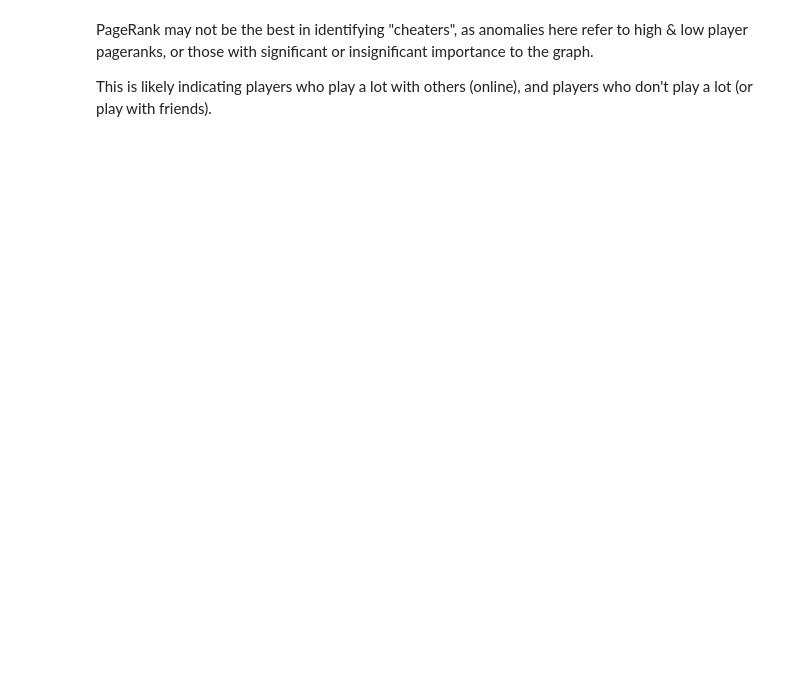
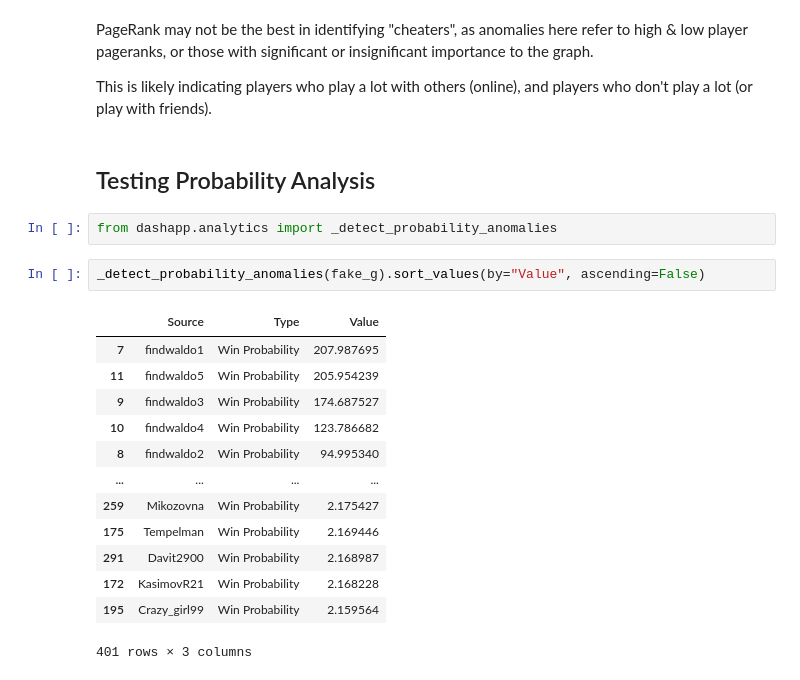
Before and after one commit to jordanttay1/DataWizards, a Jupyter notebook: notebooks/explore_cache.ipynb, the cells around one changed output. Cells and saved outputs as stored; diff of their text form; blank space fills up the shorter version.

```diff
--- a/notebooks/explore_cache.ipynb
+++ b/notebooks/explore_cache.ipynb
@@ -667,3 +659,23 @@ list(anomalies.keys())
 PageRank may not be the best in identifying "cheaters", as anomalies here refer to high & low player pageranks, or those with significant or insignificant importance to the graph.
 
 This is likely indicating players who play a lot with others (online), and players who don't play a lot (or play with friends).
+# %% [markdown]
+## Testing Probability Analysis
+# %%
+from dashapp.analytics import _detect_probability_anomalies
+# %%
+_detect_probability_anomalies(fake_g).sort_values(by="Value", ascending=False)
+# %% [output]
+|  | Source | Type | Value |
+| 7 | findwaldo1 | Win Probability | 207.987695 |
+| 11 | findwaldo5 | Win Probability | 205.954239 |
+| 9 | findwaldo3 | Win Probability | 174.687527 |
+| 10 | findwaldo4 | Win Probability | 123.786682 |
+| 8 | findwaldo2 | Win Probability | 94.995340 |
+| ... | ... | ... | ... |
+| 259 | Mikozovna | Win Probability | 2.175427 |
+| 175 | Tempelman | Win Probability | 2.169446 |
+| 291 | Davit2900 | Win Probability | 2.168987 |
+| 172 | KasimovR21 | Win Probability | 2.168228 |
+| 195 | Crazy_girl99 | Win Probability | 2.159564 |
+401 rows × 3 columns
```
Also changed, not shown: parts of 22 cells of this notebook, 1 other file.
